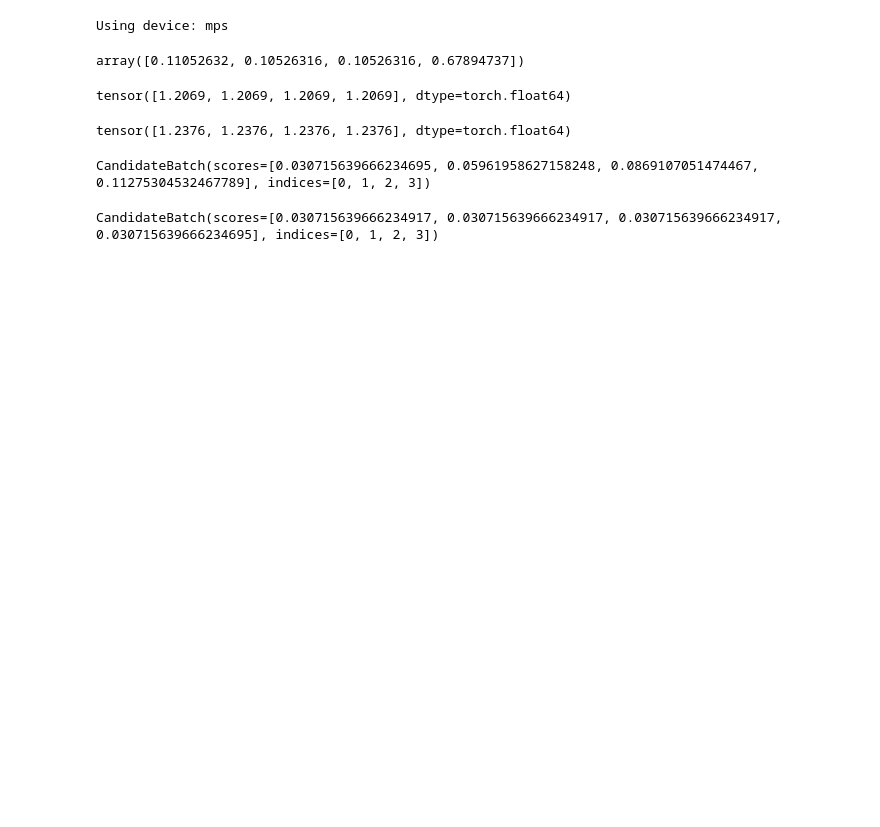
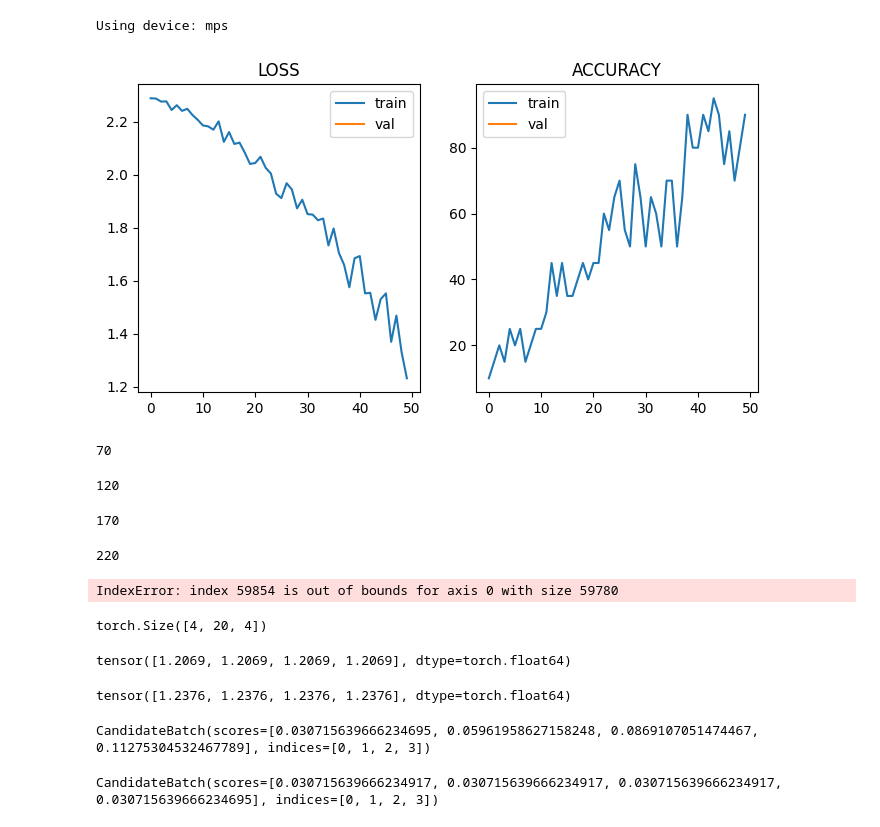
Before and after one commit to MadsBirch/bayesian-active-learning, a Jupyter notebook: notebooks/BatchBALD.ipynb, the cells around one changed output. Cells and saved outputs as stored; diff of their text form; code cells hidden in the pictures; blank space fills up the shorter version.

```diff
--- a/notebooks/BatchBALD.ipynb
+++ b/notebooks/BatchBALD.ipynb
@@ -53,3 +64,75 @@ Using device: mps
+# %%
+from src.models.model import PaperCNN
+from src.data.data import ActiveLearningDataset
+from torchvision.datasets import MNIST
+from typing import List
+from src.features.acquistion_functions import query_the_oracle
+
+TEST_ACC = []
+
+# AL parameters
+num_queries = 20
+query_size = 50
+T = 30
+
+# get an active learning dataset
+mnist_train = MNIST_CUSTOM(root='./data/raw', train=True, transform=transforms.ToTensor())
+mnist_test = MNIST_CUSTOM(root='./data/raw', train=False, transform=transforms.ToTensor())
+testloader = DataLoader(mnist_test, batch_size=512, shuffle=False, num_workers=0)
+
+al_dataset = ActiveLearningDataset(mnist_train)
+
+# call to get balanced initial pool
+al_dataset.get_initial_balanced_trainset(n_per_class=2)
+
+# define model
+model = PaperCNN().to(device)
+optimizer = optim.Adam(model.parameters(), lr = 1e-4)
+trainloader = DataLoader(al_dataset.training_dataset, batch_size=256, shuffle=False, num_workers=0)
+
+# train on initial pool
+model, optimizer = train(model, trainloader, optimizer, device, num_epochs=50, val = False, plot = True, printout = False)
+
+TEST_ACC.append(test(model, testloader, device, display=False))
+
+# start querying from the unlabeled pool
+loop = tqdm(range(num_queries))
+for query in loop:
+
+    # query data points from unlabeled pool
+    query_batch = query_the_oracle(device,
+                                      model,
+                                      al_dataset.pool_dataset,
+                                      T = T,
+                                      query_size=query_size,
+                                      query_strategy= 'random',
+                                      bald_method='MC_drop'
+                                  )
+
+    # update labeled pool with queried data points
+    #print(f'Samples: {query_batch.indices} \n with scores: {query_batch.scores}')
+    al_dataset.acquire_samples(query_batch.indices)
+    print(len(al_dataset.training_dataset))
+
+    # train on labeled pool subset
+    labeled_loader = DataLoader(al_dataset.training_dataset, batch_size=256, num_workers=0,shuffle = False)
+    model, optimizer = train(model, labeled_loader, optimizer, device, num_epochs=50, val = False, plot = False, printout = False)
+    acc = test(model, testloader, device, display = False)
+
+    # test model
+    test_acc = test(model, testloader, device, display=False)
+    TEST_ACC.append(test_acc)
+
+    # loop info
+    loop.set_description(f"Query [{query}/{num_queries}]")
+    loop.set_postfix(test_acc=test_acc)
+# %% [output]
+[figure, added]
+70
+120
+170
+220
+IndexError: index 59854 is out of bounds for axis 0 with size 59780
 # %%
 import numpy as np
 
@@ -83,9 +166,8 @@ def nested_to_tensor(l):
 ys_ws = nested_to_tensor([y1_ws, y2_ws, y3_ws, y4_ws])
 # %%
 ys_ws.shape
-y4_ws[1]
 # %% [output]
-array([0.11052632, 0.10526316, 0.10526316, 0.67894737])
+torch.Size([4, 20, 4])
 # %%
 # hide
 
```
Also changed, not shown: parts of 2 cells of this notebook, 3 other files.
